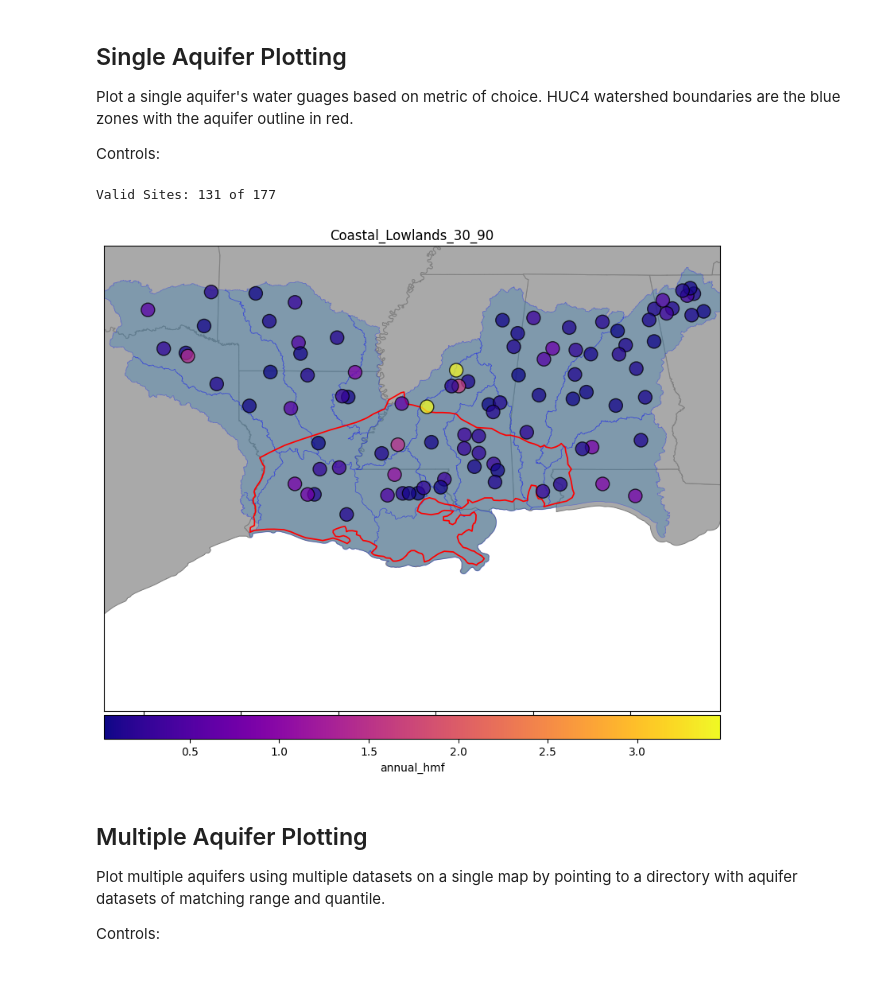
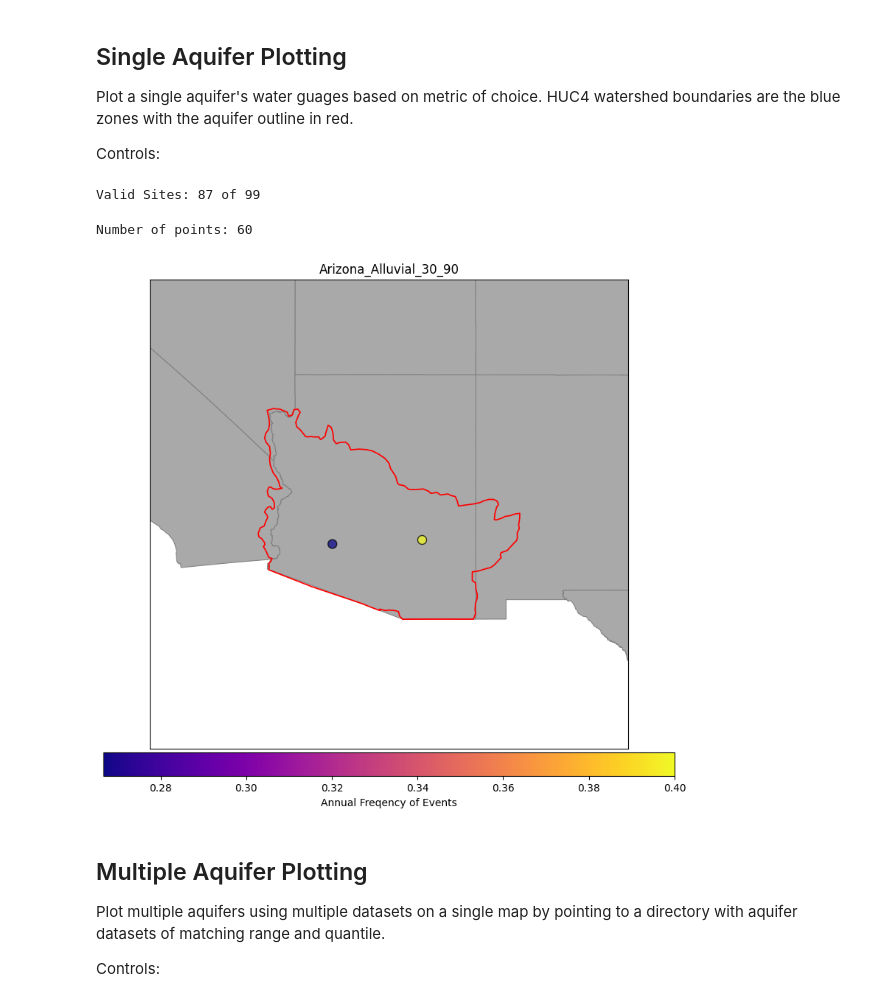
Before and after one commit to AlekWithK/DahlkeLab_LAWR, a Jupyter notebook: aquifer_plotting.ipynb, the cells around one changed output. Cells and saved outputs as stored; diff of their text form; code cells hidden in the pictures.

Commit message:
fixed aquifer plotting issues, updating sample images

```diff
--- a/aquifer_plotting.ipynb
+++ b/aquifer_plotting.ipynb
@@ -39,29 +40,29 @@ reload(cl)
 reload(fn)
 
 # Dataset selection
-aquifer = cl.coastal_lowlands_aquifer
+aquifer = cl.arizona_alluvial_aquifer
 range = 30
 quantile = 90
-
-lower48_shp_path = 'ShapeFiles/Lower48/lower48.shp'
 
 try:
     dataset = f'{aquifer.name}_{range}_{quantile}.xlsx'
     datapath = f'Prelim_Data/{aquifer.name}/{dataset}'
     df = pd.read_excel(datapath, sheet_name='site_metrics')
     df_valid, df_invalid = fn.filter_by_valid(df)
+    df_valid = df_valid.reset_index(drop=True)
     print(f'Valid Sites: {len(df_valid)} of {len(df)}')
 
 except Exception as e:
     print(e)
 
 # Metric to be plotted where metrics are column names from the dataset
-metric = 'annual_hmf'
+metric = 'inter_annual'
+
 # True if you want to overwrite current images
 overwrite = False
 save_img = False
 # %% [output]
-Valid Sites: 131 of 177
+Valid Sites: 87 of 99
 # %%
 import Src.classes as cl
 import Src.func as fn
@@ -76,17 +77,17 @@ plt.title(dataset[:-5], loc='center')
 
 # Lower-48 Plot
 if not basemap:
-    fn.plot_lower_48(ax, lower48_shp_path)
+    fn.plot_lower_48(ax)
 
 # HUC4 Region Plot
-for root, dirs, files in os.walk(aquifer.wb_dir):
+'''for root, dirs, files in os.walk(aquifer.wb_dir):
     #print(root, dirs, files)
     if os.path.basename(root).startswith('NHD_H_'):
         if aquifer.wb_shapefiles in files:
             shapefile_aq_path = os.path.join(root, aquifer.wb_shapefiles)
             ws_gdf = gpd.read_file(shapefile_aq_path)
             ws_gdf = ws_gdf.to_crs(4269)
-            ws_gdf.plot(ax=ax, edgecolor='blue', alpha=0.30, linewidth=0.5)
+            ws_gdf.plot(ax=ax, edgecolor='blue', alpha=0.30, linewidth=0.5)'''
 
 # Aquifer boundary plot
 aq_gdf = gpd.read_file(aquifer.aq_shapefile)
@@ -98,36 +99,40 @@ xmin -= padding
 ymin -= padding
 xmax += padding
 ymax += padding
 
 aq_gdf.plot(ax=ax, edgecolor='red', facecolor='none', linewidth=1.25)
 ax.set_xlim(xmin, xmax)
 ax.set_ylim(ymin, ymax)
 
 # Convert decimal lat/long to geo points
 geo_df = fn.convert_geometry(df_valid)
+geo_df.crs = 4269
+geo_df = geo_df.merge(df_valid, how='left', left_index=True, right_index=True)
 
 # Set colorbar limits and theme using undivided dataset so that scale is static
 cmap, mappable = fn.scale_colorbar(df_valid, metric)
 
 div = make_axes_locatable(ax)
 cax = div.append_axes("bottom", size="5%", pad=0.05)
 
 # Watergauges plot
-bx = geo_df.plot(ax=ax, column=df_valid[metric], markersize=600, marker='.', cmap=cmap, edgecolor='black', linewidth=1, alpha=0.75)
+bx = geo_df.plot(ax=ax, column='inter_annual', markersize=300, marker='.', cmap=cmap, edgecolor='black', linewidth=1, alpha=0.75)
 cbx = plt.colorbar(mappable, cax=cax, pad=0.05, aspect=25, orientation='horizontal', alpha=1.0)
-cbx.set_label(f'{metric}')
+cbx.set_label(fn.FLOW_METRIC_UNITS[metric])
 ax.set_yticks([])
+ax.set_xticks([])
 
 # Add context basemap
 if basemap:
     fn.plot_basemap(ax)
 
 # Save images if they don't exist or if overwrite is True
 if save_img:
     img_path = f'Saved_Visuals/{dataset[:-5]}_{metric}.png'
     fn.save_plot_as_image(img_path, overwrite)
 # %% [output]
+Number of points: 60
-[figure, old version]
+[figure, new version]
 # %% [markdown]
 ## Multiple Aquifer Plotting
 Plot multiple aquifers using multiple datasets on a single map by pointing to a directory with aquifer datasets of matching range and quantile.
```
Also changed, not shown: parts of 5 cells of this notebook, 22 other files.
